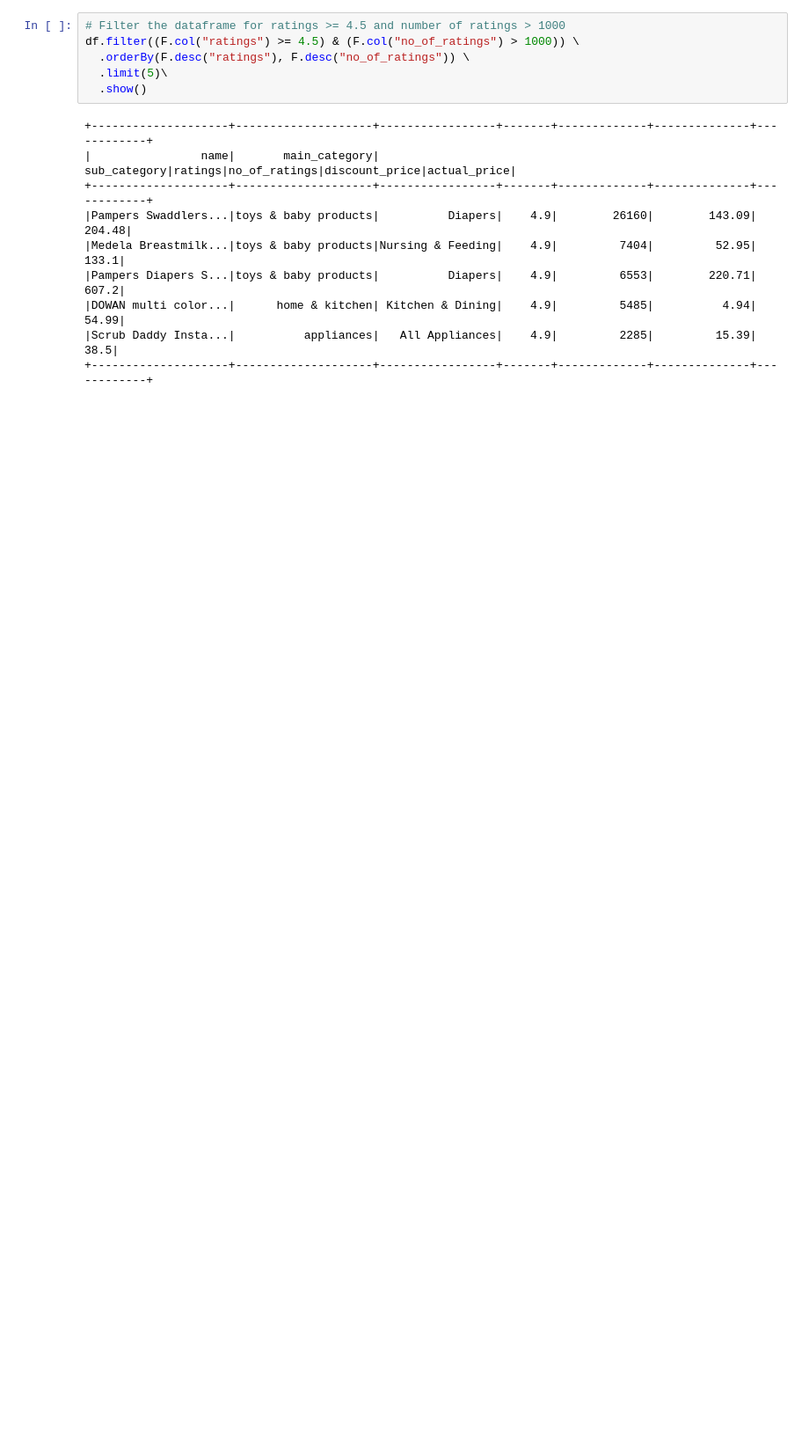
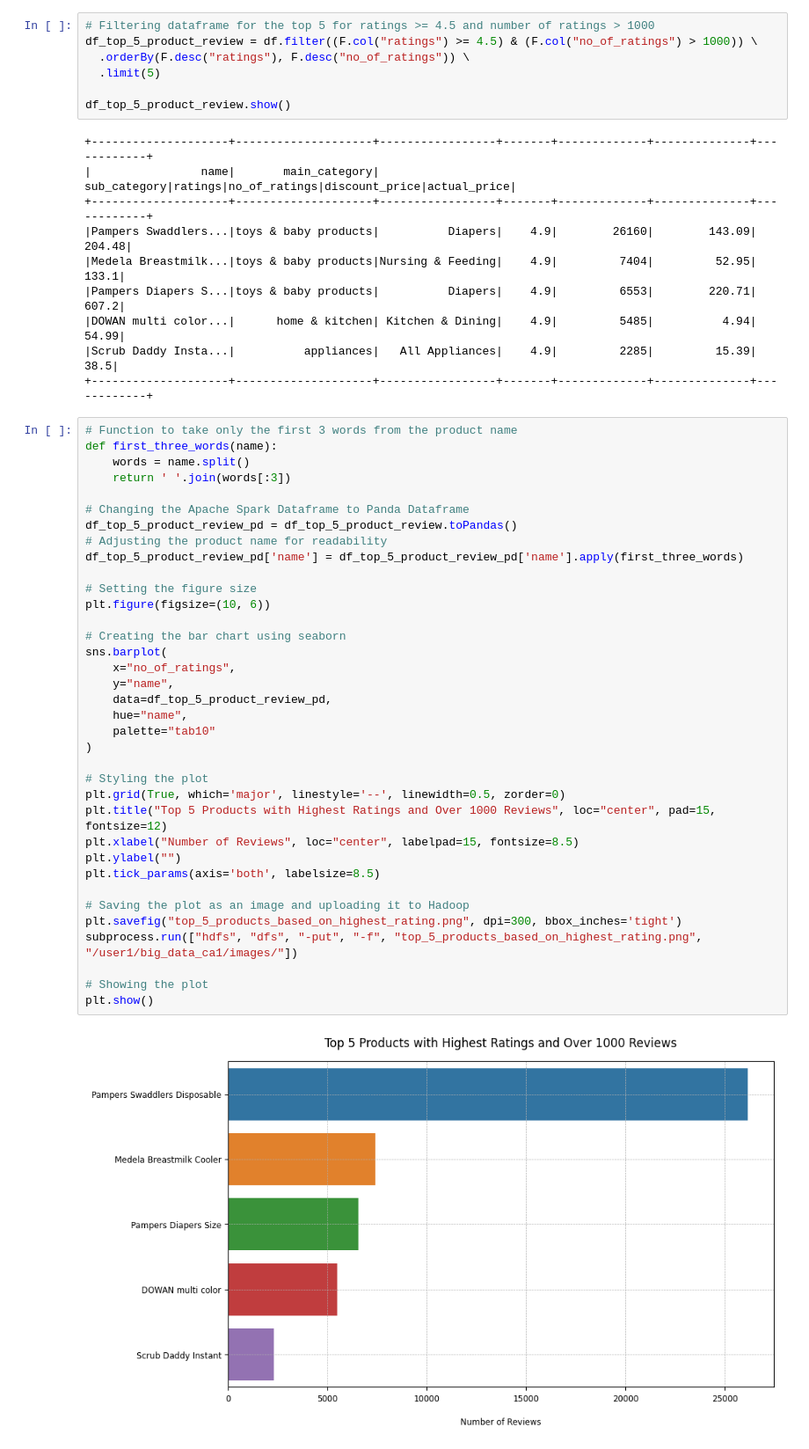
Before and after one commit to OnionKnightN/distributed-recommendation-engine, a Jupyter notebook: big_data_ca1_sba24098.ipynb, the cells around one changed output. Shown at 88% size. Cells and saved outputs as stored; diff of their text form; blank space fills up the shorter version.

Commit message:
Creating Visualisation and uploading it to Hadoop

```diff
--- a/big_data_ca1_sba24098.ipynb
+++ b/big_data_ca1_sba24098.ipynb
@@ -336,11 +322,12 @@ df = spark.read.option("header", "true") \
                .option("quote", "\"") \
                .csv("hdfs://localhost:9000/user1/big_data_ca1/data/Amazon-Products-Cleaned.csv")
 # %%
-# Filter the dataframe for ratings >= 4.5 and number of ratings > 1000
-df.filter((F.col("ratings") >= 4.5) & (F.col("no_of_ratings") > 1000)) \
+# Filtering dataframe for the top 5 for ratings >= 4.5 and number of ratings > 1000
+df_top_5_product_review = df.filter((F.col("ratings") >= 4.5) & (F.col("no_of_ratings") > 1000)) \
   .orderBy(F.desc("ratings"), F.desc("no_of_ratings")) \
-  .limit(5)\
-  .show()
+  .limit(5)
+
+df_top_5_product_review.show()
 # %% [output]
 +--------------------+--------------------+-----------------+-------+-------------+--------------+------------+
 |                name|       main_category|     sub_category|ratings|no_of_ratings|discount_price|actual_price|
@@ -351,4 +338,42 @@ df.filter((F.col("ratings") >= 4.5) & (F.col("no_of_ratings") > 1000)) \
 |DOWAN multi color...|      home & kitchen| Kitchen & Dining|    4.9|         5485|          4.94|       54.99|
 |Scrub Daddy Insta...|          appliances|   All Appliances|    4.9|         2285|         15.39|        38.5|
 +--------------------+--------------------+-----------------+-------+-------------+--------------+------------+
+# %%
+# Function to take only the first 3 words from the product name
+def first_three_words(name):
+    words = name.split()
+    return ' '.join(words[:3])
+
+# Changing the Apache Spark Dataframe to Panda Dataframe
+df_top_5_product_review_pd = df_top_5_product_review.toPandas()
+# Adjusting the product name for readability
+df_top_5_product_review_pd['name'] = df_top_5_product_review_pd['name'].apply(first_three_words)
+
+# Setting the figure size
+plt.figure(figsize=(10, 6))
+
+# Creating the bar chart using seaborn
+sns.barplot(
+    x="no_of_ratings",
+    y="name",
+    data=df_top_5_product_review_pd,
+    hue="name",
+    palette="tab10"
+)
+
+# Styling the plot
+plt.grid(True, which='major', linestyle='--', linewidth=0.5, zorder=0)
+plt.title("Top 5 Products with Highest Ratings and Over 1000 Reviews", loc="center", pad=15, fontsize=12)
+plt.xlabel("Number of Reviews", loc="center", labelpad=15, fontsize=8.5)
+plt.ylabel("")
+plt.tick_params(axis='both', labelsize=8.5)
+
+# Saving the plot as an image and uploading it to Hadoop
+plt.savefig("top_5_products_based_on_highest_rating.png", dpi=300, bbox_inches='tight')
+subprocess.run(["hdfs", "dfs", "-put", "-f", "top_5_products_based_on_highest_rating.png", "/user1/big_data_ca1/images/"])
+
+# Showing the plot
+plt.show()
+# %% [output]
+[figure, added]
 # %%
```
Also changed, not shown: parts of 10 cells of this notebook, 4 other files.
